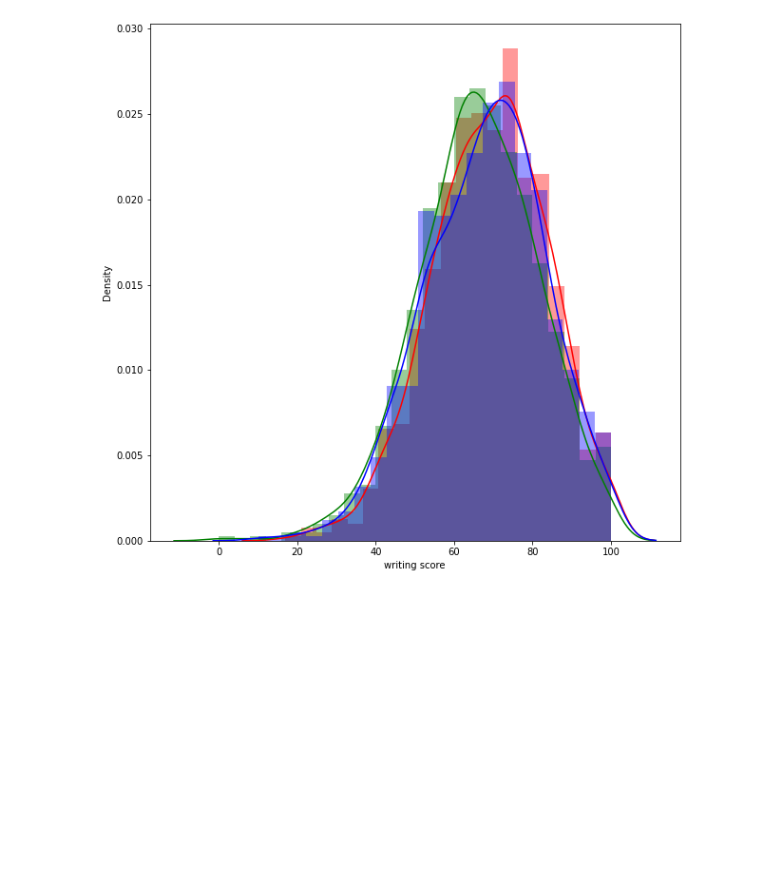
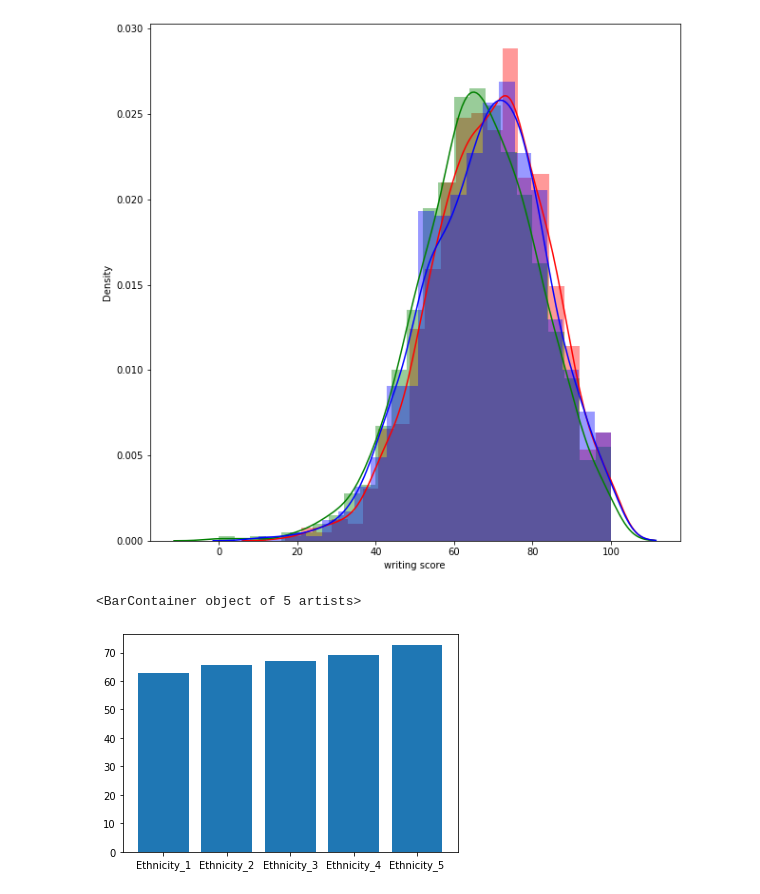
Before and after one commit to VidWantsToDevelop/Kaggle_Solutions, a Jupyter notebook: Datasets_for_analysis/StudentsPerformance/SP_analysis.ipynb, the cells around one changed output. Cells and saved outputs as stored; diff of their text form; code cells hidden in the pictures; blank space fills up the shorter version.

```diff
--- a/Datasets_for_analysis/StudentsPerformance/SP_analysis.ipynb
+++ b/Datasets_for_analysis/StudentsPerformance/SP_analysis.ipynb
@@ -125,3 +129,19 @@ overall_score                  int64
 dtype: object
 <AxesSubplot:xlabel='writing score', ylabel='Density'>
 [figure]
+# %%
+# Second, the most influential factor is Race/Ethnicity
+
+amount_groups = len(dataset["race/ethnicity"].value_counts())
+
+ethnicities = []
+ethnicities_mean_performance = []
+
+for i in range(amount_groups):
+ ethnicities.append(f"Ethnicity_{i + 1}")
+ ethnicities_mean_performance.append(dataset[dataset['race/ethnicity'] == i]["overall_score"].mean())
+
+plt.bar(ethnicities, ethnicities_mean_performance)
+# %% [output]
+<BarContainer object of 5 artists>
+[figure, added]
```
Also changed, not shown: parts of 1 cell of this notebook.
